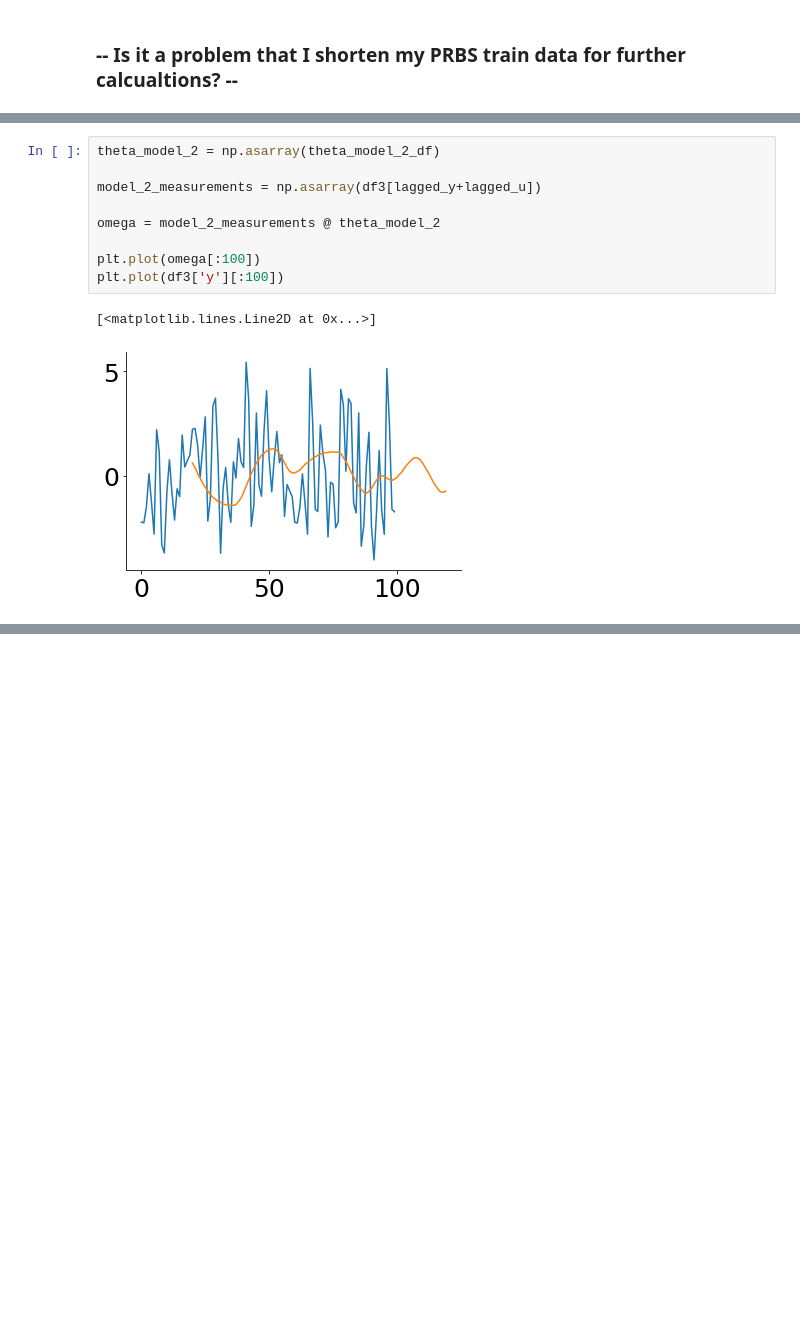
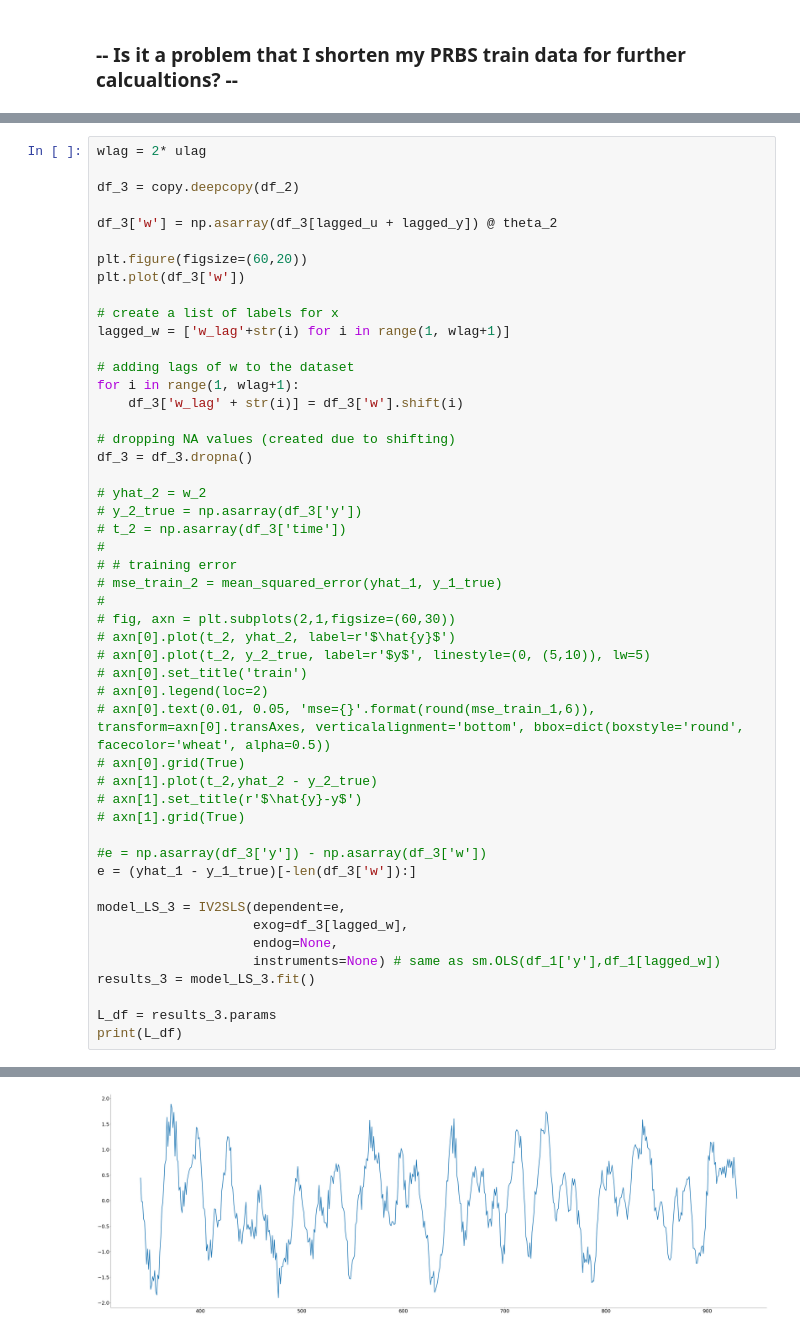
Before and after one commit to nyuhanc/BLA, a Jupyter notebook: BLA_IV.ipynb, the cells around one changed output, grey strips where cells are left out. Drawn from its saved outputs; the diff is of its cells as text; blank space fills up the shorter version.

```diff
--- a/BLA_IV.ipynb
+++ b/BLA_IV.ipynb
@@ -260,12 +237,50 @@ Name: parameter, dtype: float64
-# %%
-theta_model_2 = np.asarray(theta_model_2_df)
-
-model_2_measurements = np.asarray(df3[lagged_y+lagged_u])
-
-omega = model_2_measurements @ theta_model_2
-
-plt.plot(omega[:100])
-plt.plot(df3['y'][:100])
-# %% [output]
-[<matplotlib.lines.Line2D at 0x...>]
-[figure, removed]
+# %%
+wlag = 2* ulag
+
+df_3 = copy.deepcopy(df_2)
+
+df_3['w'] = np.asarray(df_3[lagged_u + lagged_y]) @ theta_2
+
+plt.figure(figsize=(60,20))
+plt.plot(df_3['w'])
+
+# create a list of labels for x
+lagged_w = ['w_lag'+str(i) for i in range(1, wlag+1)]
+
+# adding lags of w to the dataset
+for i in range(1, wlag+1):
+    df_3['w_lag' + str(i)] = df_3['w'].shift(i)
+
+# dropping NA values (created due to shifting)
+df_3 = df_3.dropna()
+
+# yhat_2 = w_2
+# y_2_true = np.asarray(df_3['y'])
+# t_2 = np.asarray(df_3['time'])
+#
+# # training error
+# mse_train_2 = mean_squared_error(yhat_1, y_1_true)
+#
+# fig, axn = plt.subplots(2,1,figsize=(60,30))
+# axn[0].plot(t_2, yhat_2, label=r'$\hat{y}$')
+# axn[0].plot(t_2, y_2_true, label=r'$y$', linestyle=(0, (5,10)), lw=5)
+# axn[0].set_title('train')
+# axn[0].legend(loc=2)
+# axn[0].text(0.01, 0.05, 'mse={}'.format(round(mse_train_1,6)), transform=axn[0].transAxes, verticalalignment='bottom', bbox=dict(boxstyle='round', facecolor='wheat', alpha=0.5))
+# axn[0].grid(True)
+# axn[1].plot(t_2,yhat_2 - y_2_true)
+# axn[1].set_title(r'$\hat{y}-y$')
+# axn[1].grid(True)
+
+#e = np.asarray(df_3['y']) - np.asarray(df_3['w'])
+e = (yhat_1 - y_1_true)[-len(df_3['w']):]
+
+model_LS_3 = IV2SLS(dependent=e,
+                    exog=df_3[lagged_w],
+                    endog=None,
+                    instruments=None) # same as sm.OLS(df_1['y'],df_1[lagged_w])
+results_3 = model_LS_3.fit()
+
+L_df = results_3.params
+print(L_df)
+# %% [output]
@@ -271,0 +304 @@ plt.plot(df3['y'][:100])
+[figure, added]
```
Also changed, not shown: parts of 13 cells of this notebook, 2 other files.
